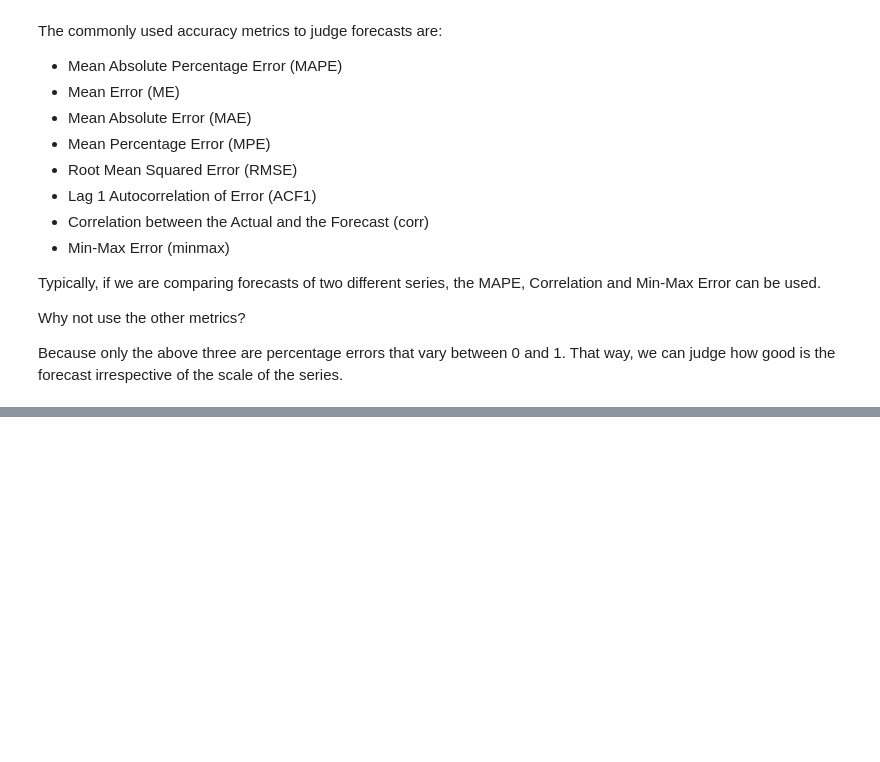
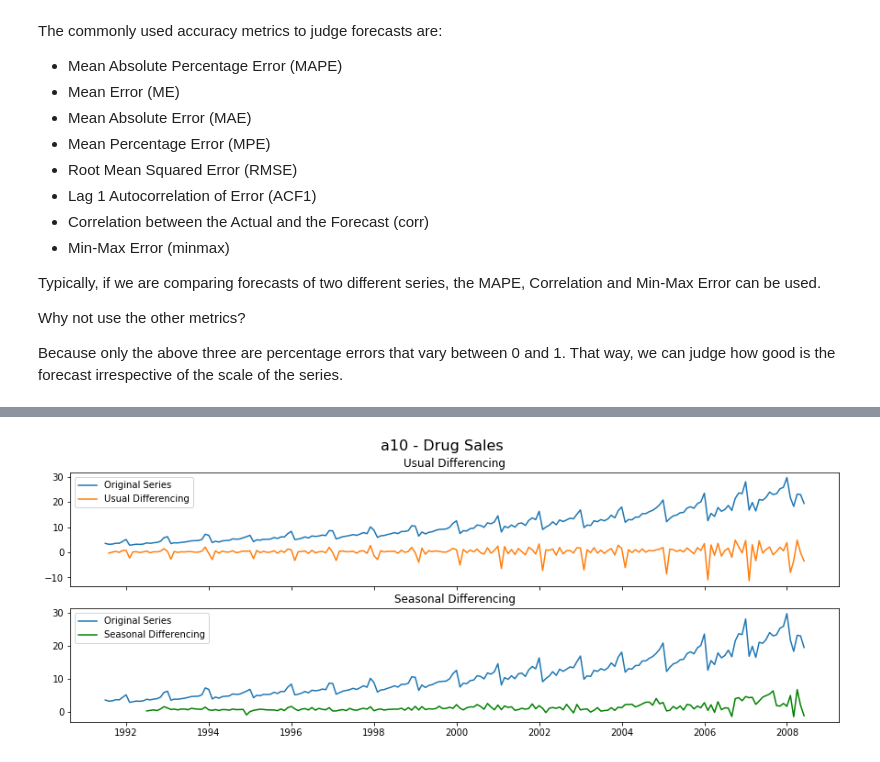
Before and after one commit to dksifoua/Time-Series-Analysis, a Jupyter notebook: ARIMA modeling.ipynb, the cells around one changed output, grey strips where cells are left out. Cells and saved outputs as stored; diff of their text form; code cells hidden in the pictures; blank space fills up the shorter version.

```diff
--- a/ARIMA modeling.ipynb
+++ b/ARIMA modeling.ipynb
@@ -363,0 +433,23 @@ forecast_accuracy(fc, test.values)
+# %%
+# Import
+data = pd.read_csv('https://raw.githubusercontent.com/selva86/datasets/master/a10.csv', parse_dates=['date'], index_col='date')
+
+# Plot
+fig, axes = plt.subplots(2, 1, figsize=(15, 5), sharex=True)
+
+# Usual Differencing
+axes[0].plot(data[:], label='Original Series')
+axes[0].plot(data[:].diff(1), label='Usual Differencing')
+axes[0].set_title('Usual Differencing')
+axes[0].legend(loc='upper left', fontsize=10)
+
+
+# Seasinal Dei
+axes[1].plot(data[:], label='Original Series')
+axes[1].plot(data[:].diff(12), label='Seasonal Differencing', color='green')
+axes[1].set_title('Seasonal Differencing')
+plt.legend(loc='upper left', fontsize=10)
+plt.suptitle('a10 - Drug Sales', fontsize=16)
+plt.show()
+# %% [output]
+[figure, added]
```
Also changed, not shown: parts of 18 cells of this notebook, 1 other file.
